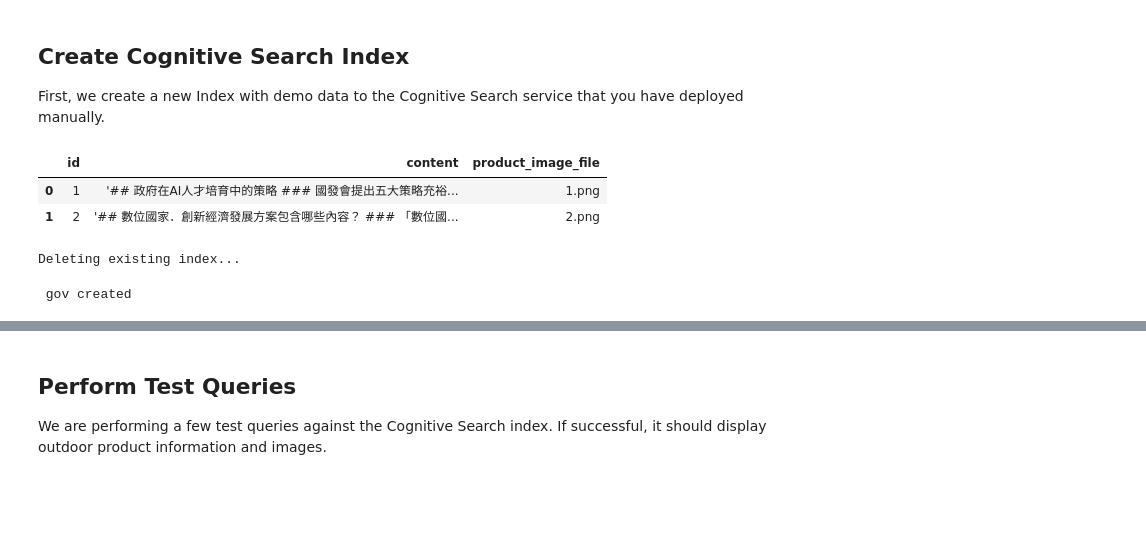
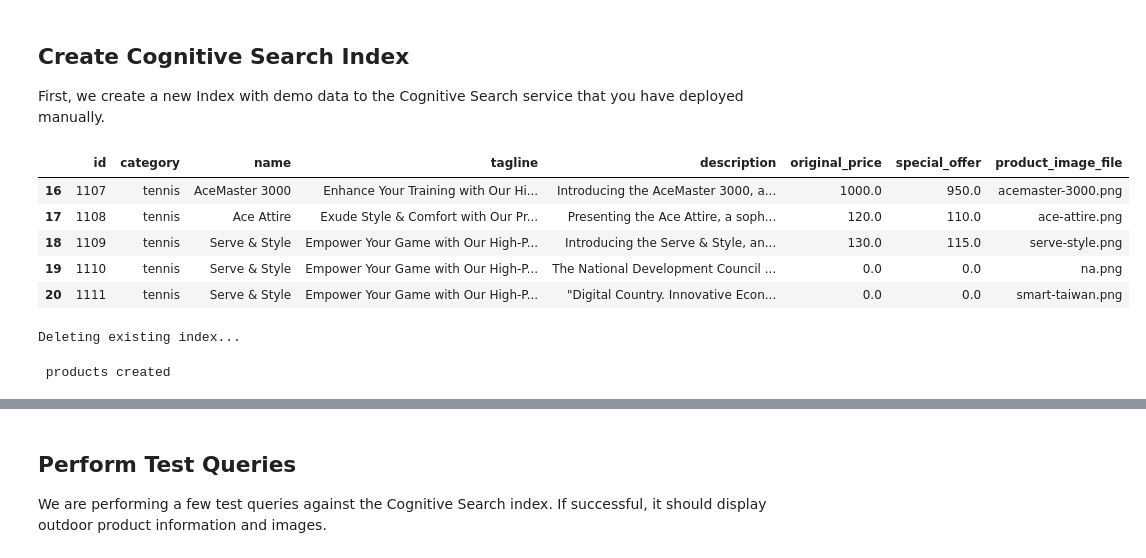
Before and after one commit to payton-chou-ms/gen-cv, a Jupyter notebook: avatar/interactive/create-index-and-database.ipynb, the cells around one changed output, grey strips where cells are left out. Saved outputs shown, nothing was run; the diff lists cells and outputs as text; code cells hidden in the pictures; blank space fills up the shorter version.

```diff
--- a/avatar/interactive/create-index-and-database.ipynb
+++ b/avatar/interactive/create-index-and-database.ipynb
@@ -130,17 +103,18 @@ First, we create a new Index with demo data to the Cognitive Search service that
 # %%
 credential = AzureKeyCredential(key)
 
-# csv原始資料需要去掉/n
-df = pd.read_csv('data/products_cs_index.csv', dtype={'id': str})
-#df = pd.read_csv('data/products_cs_index.csv', encoding='big5', dtype={'id': str})
-
+# df = pd.read_csv('data/products_cs_index.csv', dtype={'id': str})
+df = pd.read_csv('data/products_cs_index.csv', encoding='latin1', dtype={'id': str})
 # display(df.head())
 display(df.tail())
 input_data = df.to_dict(orient='records')
 # %% [output]
-|  | id | content | product_image_file |
-| 0 | 1 | '## 政府在AI人才培育中的策略 ### 國發會提出五大策略充裕... | 1.png |
-| 1 | 2 | '## 數位國家．創新經濟發展方案包含哪些內容？ ### 「數位國... | 2.png |
+|  | id | category | name | tagline | description | original_price | special_offer | product_image_file |
+| 16 | 1107 | tennis | AceMaster 3000 | Enhance Your Training with Our Hi... | Introducing the AceMaster 3000, a... | 1000.0 | 950.0 | acemaster-3000.png |
+| 17 | 1108 | tennis | Ace Attire | Exude Style & Comfort with Our Pr... | Presenting the Ace Attire, a soph... | 120.0 | 110.0 | ace-attire.png |
+| 18 | 1109 | tennis | Serve & Style | Empower Your Game with Our High-P... | Introducing the Serve & Style, an... | 130.0 | 115.0 | serve-style.png |
+| 19 | 1110 | tennis | Serve & Style | Empower Your Game with Our High-P... | The National Development Council ... | 0.0 | 0.0 | na.png |
+| 20 | 1111 | tennis | Serve & Style | Empower Your Game with Our High-P... | "Digital Country. Innovative Econ... | 0.0 | 0.0 | smart-taiwan.png |
 # %%
 @retry(wait=wait_random_exponential(min=1, max=20), stop=stop_after_attempt(6))
 # Function to generate embeddings for title and content fields, also used for query embeddings
@@ -183,26 +153,18 @@ Deleting existing index...
 # Create a search index
 index_client = SearchIndexClient(endpoint=service_endpoint, credential=credential)
 
-# fields = [
-#     SimpleField(name="id", type=SearchFieldDataType.String, key=True, sortable=True, filterable=True, facetable=True),
-#     SearchableField(name="name", type=SearchFieldDataType.String),
-#     SearchableField(name="tagline", type=SearchFieldDataType.String),
-#     SearchableField(name="description", type=SearchFieldDataType.String),
-#     SimpleField(name="original_price", type=SearchFieldDataType.Double),
-#     SimpleField(name="special_offer", type=SearchFieldDataType.Double),
-#     SearchableField(name="category", type=SearchFieldDataType.String, filterable=True),
-#     SearchField(name="tagline_vector", type=SearchFieldDataType.Collection(SearchFieldDataType.Single),
-#                 searchable=True, vector_search_dimensions=1536, vector_search_configuration="my-vector-config"),
-#     SearchField(name="description_vector", type=SearchFieldDataType.Collection(SearchFieldDataType.Single),
-#                 searchable=True, vector_search_dimensions=1536, vector_search_configuration="my-vector-config"),
-#     SimpleField(name="product_image_file", type=SearchFieldDataType.String),
-# ]
-
 fields = [
     SimpleField(name="id", type=SearchFieldDataType.String, key=True, sortable=True, filterable=True, facetable=True),
-    SearchableField(name="content", type=SearchFieldDataType.String),
-    SearchField(name="content_vector", type=SearchFieldDataType.Collection(SearchFieldDataType.Single),
-                 searchable=True, vector_search_dimensions=1536, vector_search_configuration="my-vector-config"),
+    SearchableField(name="name", type=SearchFieldDataType.String),
+    SearchableField(name="tagline", type=SearchFieldDataType.String),
+    SearchableField(name="description", type=SearchFieldDataType.String),
+    SimpleField(name="original_price", type=SearchFieldDataType.Double),
+    SimpleField(name="special_offer", type=SearchFieldDataType.Double),
+    SearchableField(name="category", type=SearchFieldDataType.String, filterable=True),
+    SearchField(name="tagline_vector", type=SearchFieldDataType.Collection(SearchFieldDataType.Single),
+                searchable=True, vector_search_dimensions=1536, vector_search_configuration="my-vector-config"),
+    SearchField(name="description_vector", type=SearchFieldDataType.Collection(SearchFieldDataType.Single),
+                searchable=True, vector_search_dimensions=1536, vector_search_configuration="my-vector-config"),
     SimpleField(name="product_image_file", type=SearchFieldDataType.String),
 ]
 
@@ -221,26 +183,25 @@ vector_search = VectorSearch(
     ]
 )
 
-# semantic_config = SemanticConfiguration(
-#     name="my-semantic-config",
-#     prioritized_fields=PrioritizedFields(
-#         title_field=SemanticField(field_name="content"),
-#         prioritized_keywords_fields=[SemanticField(field_name="content")],
-#         prioritized_content_fields=[SemanticField(field_name="content")]
-#     )
-# )
+semantic_config = SemanticConfiguration(
+    name="my-semantic-config",
+    prioritized_fields=PrioritizedFields(
+        title_field=SemanticField(field_name="tagline"),
+        prioritized_keywords_fields=[SemanticField(field_name="category")],
+        prioritized_content_fields=[SemanticField(field_name="description")]
+    )
+)
 
 # Create the semantic settings with the configuration
-#semantic_settings = SemanticSettings(configurations=[semantic_config])
+semantic_settings = SemanticSettings(configurations=[semantic_config])
 
 # Create the search index with the semantic settings
-# index = SearchIndex(name=index_name, fields=fields,
-#                     vector_search=vector_search, semantic_settings=semantic_settings)
-index = SearchIndex(name=index_name, fields=fields, vector_search=vector_search)
+index = SearchIndex(name=index_name, fields=fields,
+                    vector_search=vector_search, semantic_settings=semantic_settings)
 result = index_client.create_or_update_index(index)
 print(f' {result.name} created')
 # %% [output]
- gov created
+ products created
 # %%
 # Upload documents to the index
 with open("./data/product-catalog-vectors.json", 'r') as file:
```
Also changed, not shown: parts of 11 cells of this notebook.
